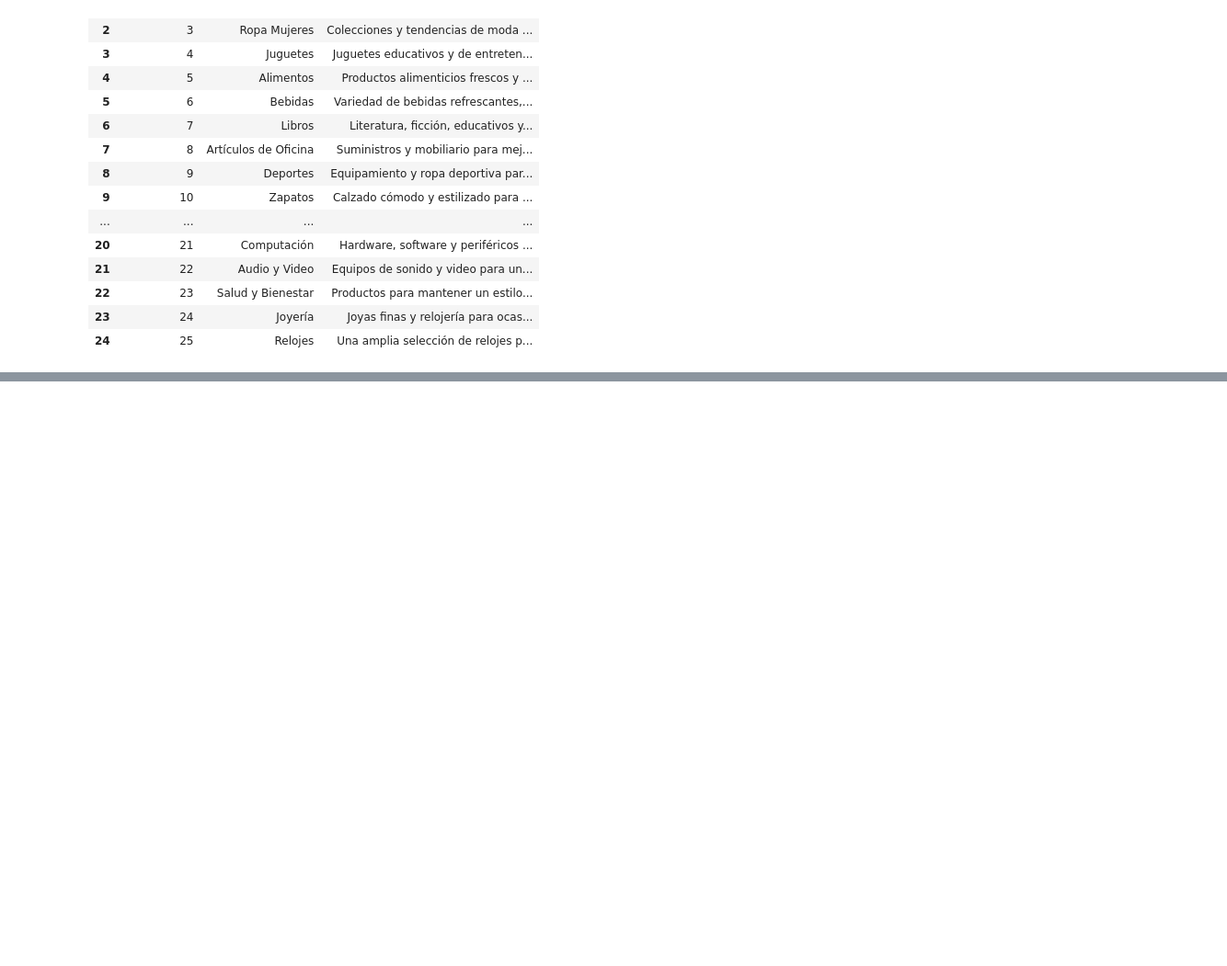
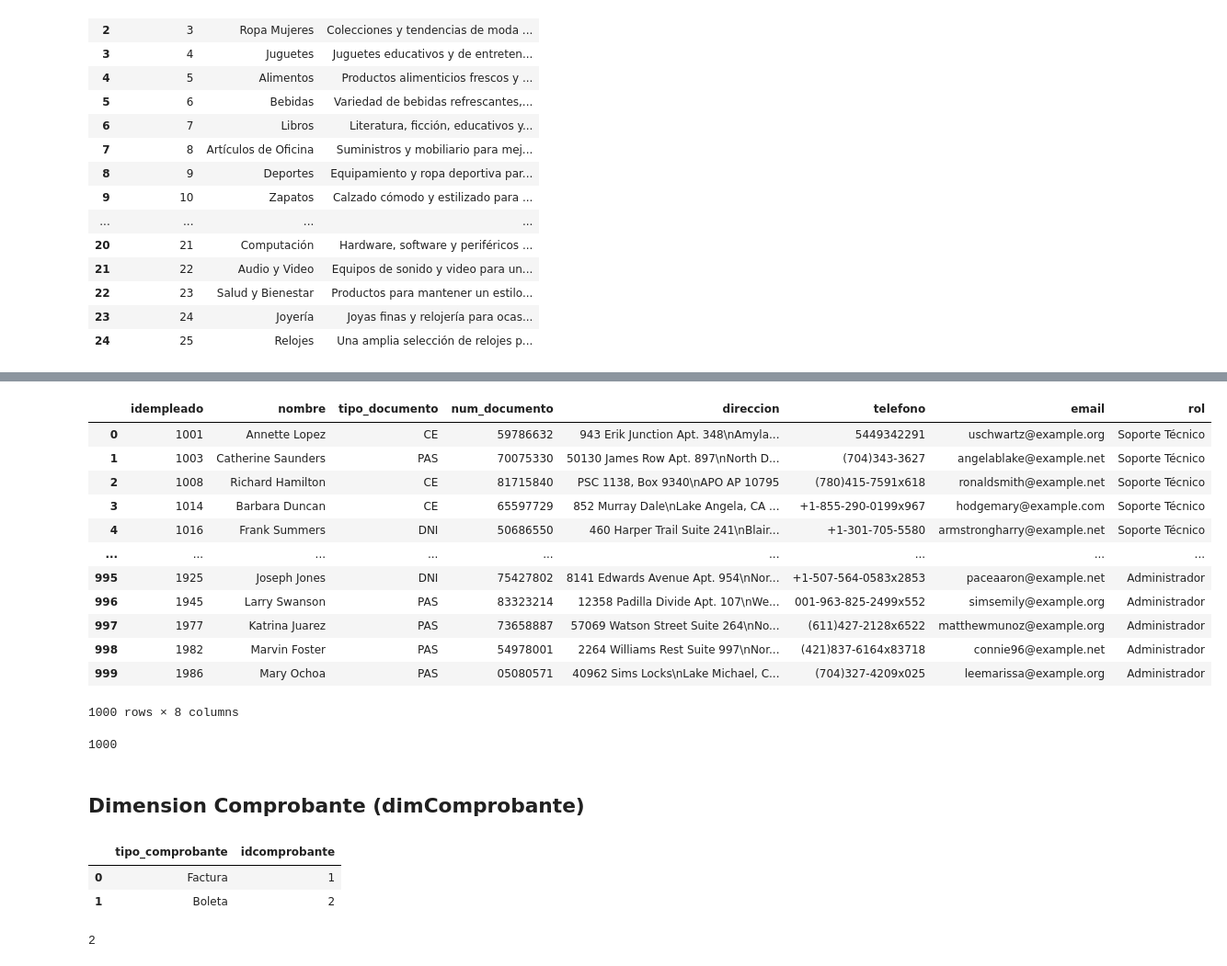
Before and after one commit to yosefmarr/python-final-project, a Jupyter notebook: etl.ipynb, the cells around one changed output, grey strips where cells are left out. Shown at 92% size. Cells and saved outputs as stored; diff of their text form; code cells hidden in the pictures; blank space fills up the shorter version.

```diff
--- a/etl.ipynb
+++ b/etl.ipynb
@@ -166,0 +216,40 @@ dimProducto
+# %%
+dimEmpleado = dimEmpleado.drop(['estado', 'estado_rol','idrol', 'clave','descripcion'], axis = 1, inplace= False)
+dimEmpleado = dimEmpleado.rename(columns={'idusuario':'idempleado','nombre_rol': 'rol'})
+dimEmpleado
+# %% [output]
+|  | idempleado | nombre | tipo_documento | num_documento | direccion | telefono | email | rol |
+| 0 | 1001 | Annette Lopez | CE | 59786632 | 943 Erik Junction Apt. 348\nAmyla... | 5449342291 | uschwartz@example.org | Soporte Técnico |
+| 1 | 1003 | Catherine Saunders | PAS | 70075330 | 50130 James Row Apt. 897\nNorth D... | (704)343-3627 | angelablake@example.net | Soporte Técnico |
+| 2 | 1008 | Richard Hamilton | CE | 81715840 | PSC 1138, Box 9340\nAPO AP 10795 | (780)415-7591x618 | ronaldsmith@example.net | Soporte Técnico |
+| 3 | 1014 | Barbara Duncan | CE | 65597729 | 852 Murray Dale\nLake Angela, CA ... | +1-855-290-0199x967 | hodgemary@example.com | Soporte Técnico |
+| 4 | 1016 | Frank Summers | DNI | 50686550 | 460 Harper Trail Suite 241\nBlair... | +1-301-705-5580 | armstrongharry@example.net | Soporte Técnico |
+| ... | ... | ... | ... | ... | ... | ... | ... | ... |
+| 995 | 1925 | Joseph Jones | DNI | 75427802 | 8141 Edwards Avenue Apt. 954\nNor... | +1-507-564-0583x2853 | paceaaron@example.net | Administrador |
+| 996 | 1945 | Larry Swanson | PAS | 83323214 | 12358 Padilla Divide Apt. 107\nWe... | 001-963-825-2499x552 | simsemily@example.org | Administrador |
+| 997 | 1977 | Katrina Juarez | PAS | 73658887 | 57069 Watson Street Suite 264\nNo... | (611)427-2128x6522 | matthewmunoz@example.org | Administrador |
+| 998 | 1982 | Marvin Foster | PAS | 54978001 | 2264 Williams Rest Suite 997\nNor... | (421)837-6164x83718 | connie96@example.net | Administrador |
+| 999 | 1986 | Mary Ochoa | PAS | 05080571 | 40962 Sims Locks\nLake Michael, C... | (704)327-4209x025 | leemarissa@example.org | Administrador |
+1000 rows × 8 columns
+# %%
+dimEmpleado.to_sql('dimEmpleado', etl_driver, index=False, if_exists='append')
+# %% [output]
+1000
+# %% [markdown]
+## Dimension Comprobante (dimComprobante)
+# %%
+sql_query = 'SELECT DISTINCT(tipo_comprobante) FROM venta;'
+df_comprobante= pd.read_sql(sql_query, tran_driver)
+df_comprobante.head()
+df_comprobante['idcomprobante'] = range(2)
+df_comprobante['idcomprobante'] = df_comprobante['idcomprobante'] +1
+dimComprobante = df_comprobante
+dimComprobante
+# %% [output]
+|  | tipo_comprobante | idcomprobante |
+| 0 | Factura | 1 |
+| 1 | Boleta | 2 |
+# %%
+dimComprobante.to_sql('dimComprobante', etl_driver, index=False, if_exists='append')
+# %% [output]
+2
```
Also changed, not shown: parts of 15 cells of this notebook.
